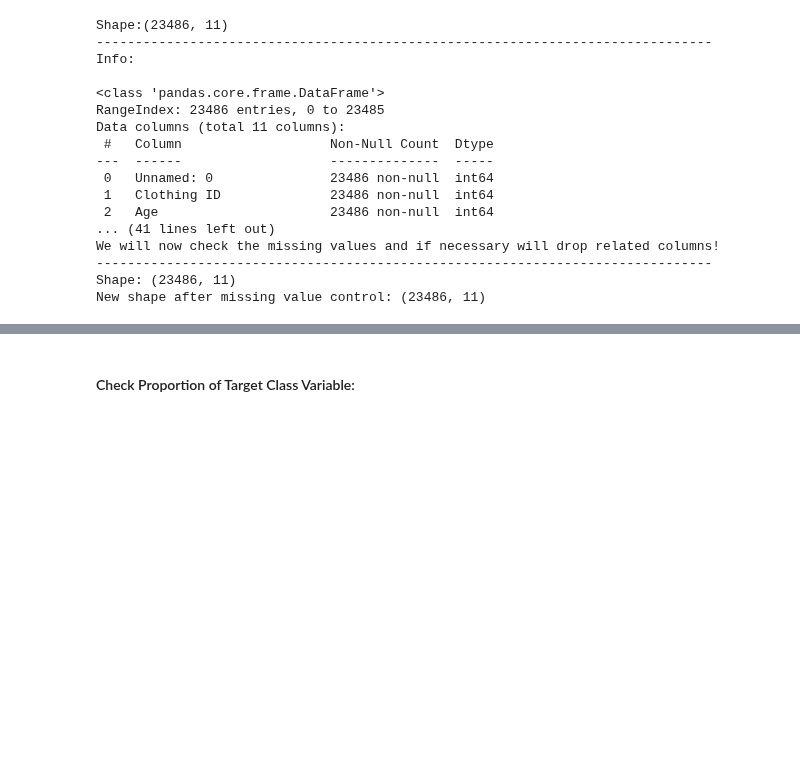
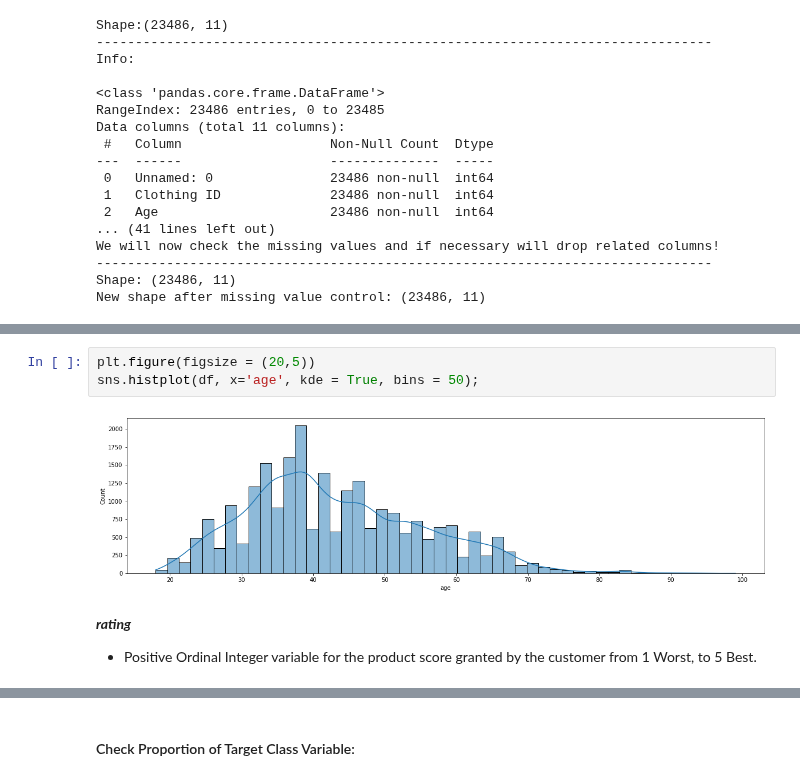
Before and after one commit to KdrDrn/04_PROJECTS, a Jupyter notebook: 20_NLP_Sentiment Analysis/NLP_Sentiment_Analysis_Project_C8301.ipynb, the cells around one changed output, grey strips where cells are left out. Saved outputs shown, nothing was run; the diff lists cells and outputs as text; blank space fills up the shorter version.

```diff
--- a/20_NLP_Sentiment Analysis/NLP_Sentiment_Analysis_Project_C8301.ipynb
+++ b/20_NLP_Sentiment Analysis/NLP_Sentiment_Analysis_Project_C8301.ipynb
@@ -333,0 +392,8 @@ sns.heatmap(df.corr(), annot=True);
+# %%
+plt.figure(figsize = (20,5))
+sns.histplot(df, x='age', kde = True, bins = 50);
+# %% [output]
+[figure, added]
+# %% [markdown]
+***rating***
+- Positive Ordinal Integer variable for the product score granted by the customer from 1 Worst, to 5 Best.
```
Also changed, not shown: parts of 67 cells of this notebook.
